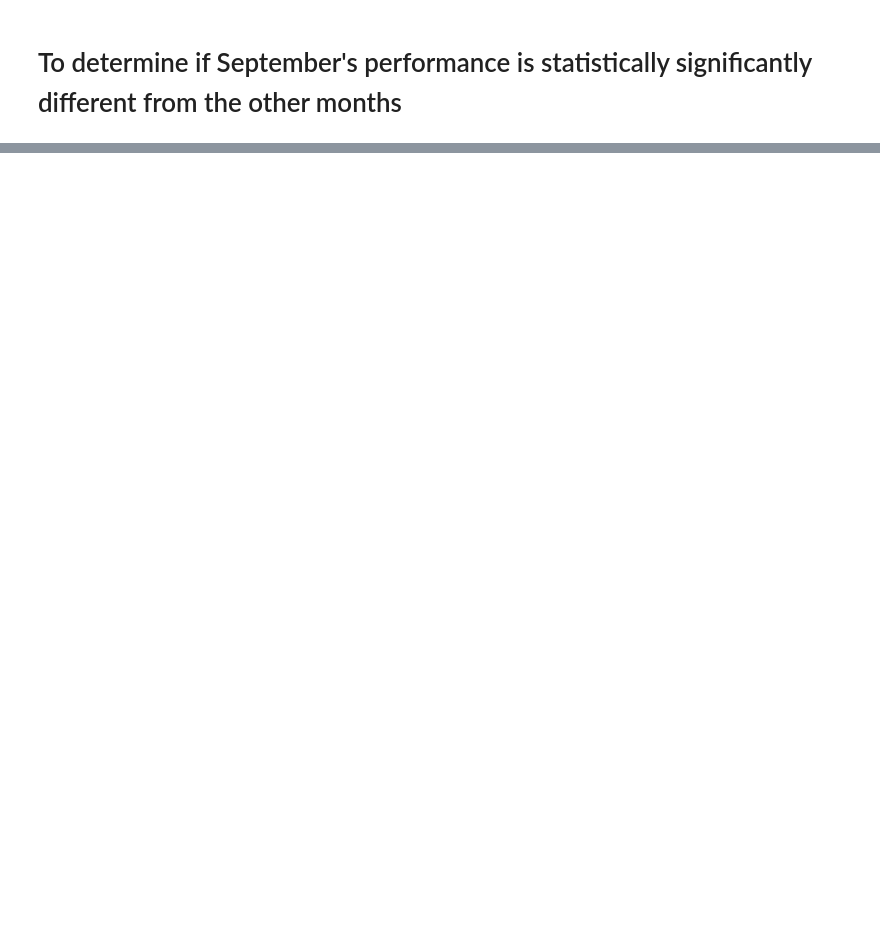
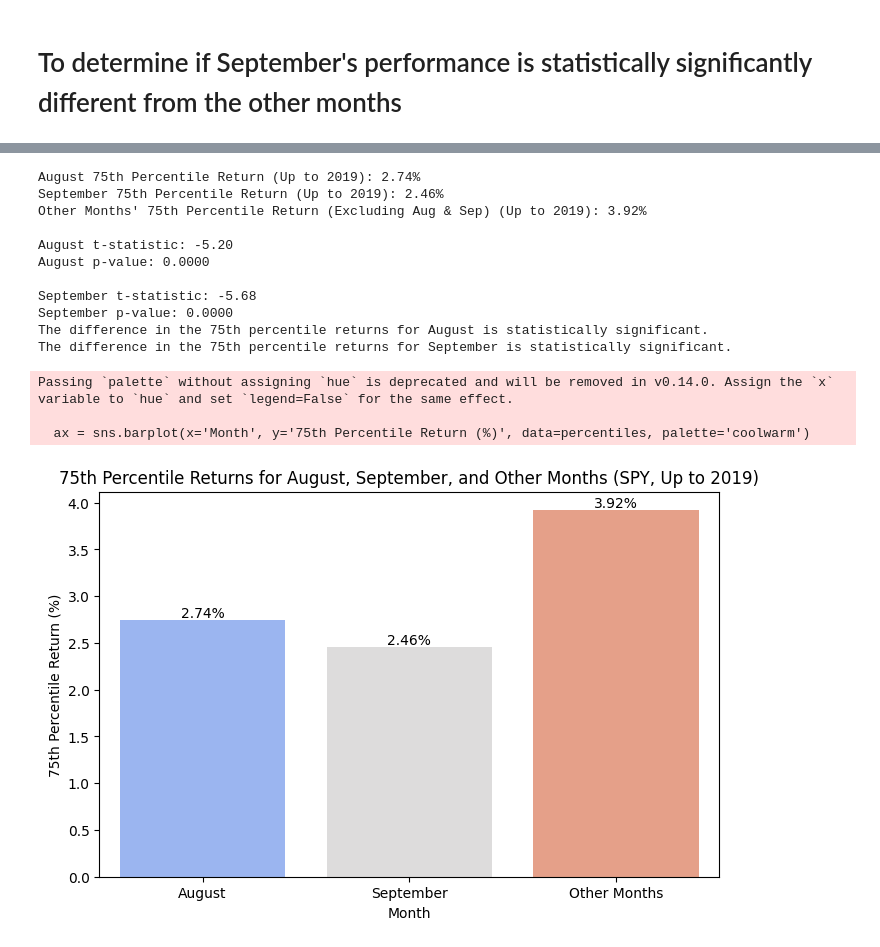
Before and after one commit to obeabi/RegressionNN, a Jupyter notebook: InvestmentEDA.ipynb, the cells around one changed output, grey strips where cells are left out. Cells and saved outputs as stored; diff of their text form; code cells hidden in the pictures; blank space fills up the shorter version.

```diff
--- a/InvestmentEDA.ipynb
+++ b/InvestmentEDA.ipynb
@@ -126 +193,68 @@ p-value: 0.0176
 The difference in returns for September is statistically significant.
+# %%
+# Separate August and September returns
+august_returns = data[data['Month'] == 'August']['MoM_Returns'].dropna()
+september_returns = data[data['Month'] == 'September']['MoM_Returns'].dropna()
+# Calculate the 75th percentile for August, September, and other months
+august_75th = august_returns.quantile(0.75)
+september_75th = september_returns.quantile(0.75)
+other_months_75th = data[(data['Month'] != 'August') & (data['Month'] != 'September')]['MoM_Returns'].quantile(0.75)
+
+# Perform a one-sample t-test for the 75th percentile
+t_stat_august, p_value_august = stats.ttest_1samp(august_returns, other_months_75th)
+t_stat_september, p_value_september = stats.ttest_1samp(september_returns, other_months_75th)
+
+# Display the results
+print(f"August 75th Percentile Return (Up to 2019): {august_75th:.2f}%")
+print(f"September 75th Percentile Return (Up to 2019): {september_75th:.2f}%")
+print(f"Other Months' 75th Percentile Return (Excluding Aug & Sep) (Up to 2019): {other_months_75th:.2f}%")
+
+print(f"\nAugust t-statistic: {t_stat_august:.2f}")
+print(f"August p-value: {p_value_august:.4f}")
+
+print(f"\nSeptember t-statistic: {t_stat_september:.2f}")
+print(f"September p-value: {p_value_september:.4f}")
+
+# Check if the p-values are significant at the 0.05 level
+if p_value_august < 0.05:
+    print("The difference in the 75th percentile returns for August is statistically significant.")
+else:
+    print("The difference in the 75th percentile returns for August is not statistically significant.")
+
+if p_value_september < 0.05:
+    print("The difference in the 75th percentile returns for September is statistically significant.")
+else:
+    print("The difference in the 75th percentile returns for September is not statistically significant.")
+
+# Plotting the 75th percentile returns
+percentiles = pd.DataFrame({
+    'Month': ['August', 'September', 'Other Months'],
+    '75th Percentile Return (%)': [august_75th, september_75th, other_months_75th]
+})
+
+plt.figure(figsize=(8, 5))
+ax = sns.barplot(x='Month', y='75th Percentile Return (%)', data=percentiles, palette='coolwarm')
+
+# Adding labels on the bars
+for i in ax.containers:
+    ax.bar_label(i, fmt='%.2f%%')
+
+plt.title(f'75th Percentile Returns for August, September, and Other Months ({ticker}, Up to 2019)')
+plt.ylabel('75th Percentile Return (%)')
+plt.show()
+# %% [output]
+August 75th Percentile Return (Up to 2019): 2.74%
+September 75th Percentile Return (Up to 2019): 2.46%
+Other Months' 75th Percentile Return (Excluding Aug & Sep) (Up to 2019): 3.92%
+
+August t-statistic: -5.20
+August p-value: 0.0000
+
+September t-statistic: -5.68
+September p-value: 0.0000
+The difference in the 75th percentile returns for August is statistically significant.
+The difference in the 75th percentile returns for September is statistically significant.
+Passing `palette` without assigning `hue` is deprecated and will be removed in v0.14.0. Assign the `x` variable to `hue` and set `legend=False` for the same effect.
+
+  ax = sns.barplot(x='Month', y='75th Percentile Return (%)', data=percentiles, palette='coolwarm')
+[figure, added]
```
Also changed, not shown: parts of 6 cells of this notebook.
